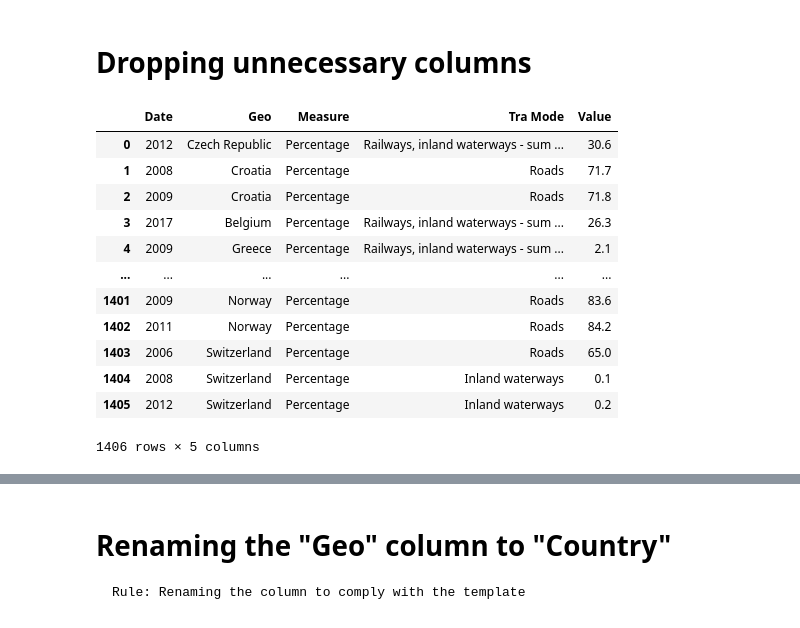
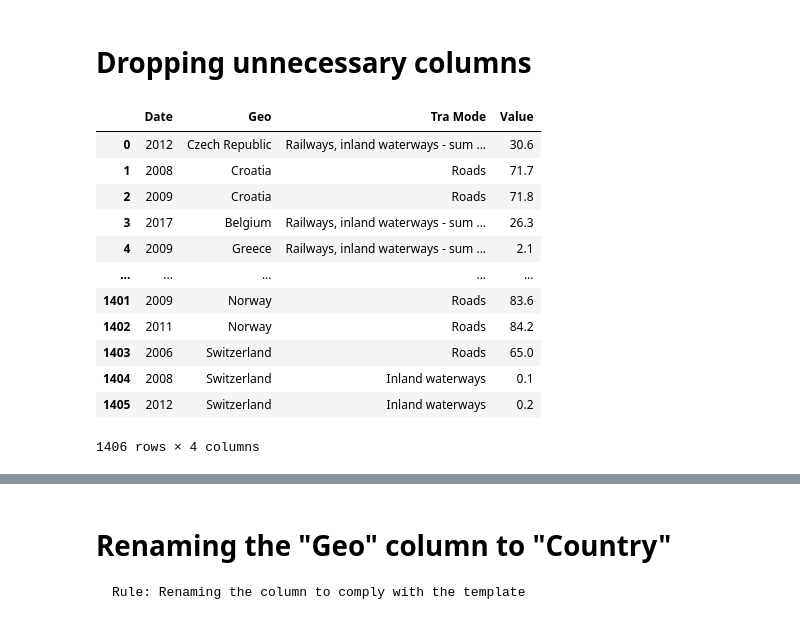
Before and after one commit to transportenergy/database, a Jupyter notebook: item/historical/scripts/T006.ipynb, the cells around one changed output, grey strips where cells are left out. Drawn from its saved outputs; the diff is of its cells as text; code cells hidden in the pictures.

```diff
--- a/item/historical/scripts/T006.ipynb
+++ b/item/historical/scripts/T006.ipynb
@@ -36,19 +36,19 @@ df
 # %% [markdown]
 # Dropping unnecessary columns
 # %%
-df.drop(columns=["Frequency"], inplace = True)
+df.drop(columns=["Frequency", "Measure" ], inplace = True)
 df
 # %% [output]
-|  | Date | Geo | Measure | Tra Mode | Value |
-| 0 | 2012 | Czech Republic | Percentage | Railways, inland waterways - sum ... | 30.6 |
-| 1 | 2008 | Croatia | Percentage | Roads | 71.7 |
-| 2 | 2009 | Croatia | Percentage | Roads | 71.8 |
-| 3 | 2017 | Belgium | Percentage | Railways, inland waterways - sum ... | 26.3 |
-| 4 | 2009 | Greece | Percentage | Railways, inland waterways - sum ... | 2.1 |
-| ... | ... | ... | ... | ... | ... |
-| 1401 | 2009 | Norway | Percentage | Roads | 83.6 |
-| 1402 | 2011 | Norway | Percentage | Roads | 84.2 |
-| 1403 | 2006 | Switzerland | Percentage | Roads | 65.0 |
-| 1404 | 2008 | Switzerland | Percentage | Inland waterways | 0.1 |
-| 1405 | 2012 | Switzerland | Percentage | Inland waterways | 0.2 |
+|  | Date | Geo | Tra Mode | Value |
+| 0 | 2012 | Czech Republic | Railways, inland waterways - sum ... | 30.6 |
+| 1 | 2008 | Croatia | Roads | 71.7 |
+| 2 | 2009 | Croatia | Roads | 71.8 |
+| 3 | 2017 | Belgium | Railways, inland waterways - sum ... | 26.3 |
+| 4 | 2009 | Greece | Railways, inland waterways - sum ... | 2.1 |
+| ... | ... | ... | ... | ... |
+| 1401 | 2009 | Norway | Roads | 83.6 |
+| 1402 | 2011 | Norway | Roads | 84.2 |
+| 1403 | 2006 | Switzerland | Roads | 65.0 |
+| 1404 | 2008 | Switzerland | Inland waterways | 0.1 |
+| 1405 | 2012 | Switzerland | Inland waterways | 0.2 |
-1406 rows × 5 columns
+1406 rows × 4 columns
```
Also changed, not shown: parts of 24 cells of this notebook.
